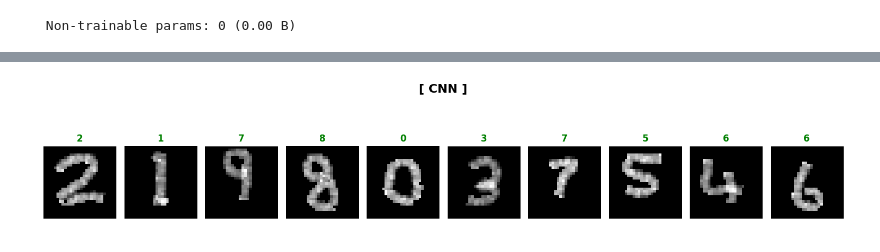
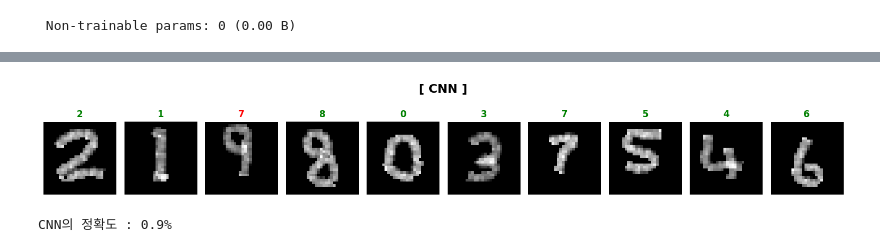
Before and after one commit to Johyeonseo1/CV2026, a Jupyter notebook: Homework3.ipynb, the cells around one changed output, grey strips where cells are left out. Drawn from its saved outputs; the diff is of its cells as text; code cells hidden in the pictures.

```diff
--- a/Homework3.ipynb
+++ b/Homework3.ipynb
@@ -102,2 +121,0 @@ Test accuracy: 0.9235000014305115
-# %%
-(x_train, y_train), (x_test, y_test) = tf.keras.datasets.mnist.load_data()
@@ -114,8 +121,0 @@ print(x_test.shape)
-# %%
-# normalization
-x_train = x_train.astype('float32')
-x_test = x_test.astype('float32')
-
-gray_scale = 255
-x_train /= gray_scale
-x_test /= gray_scale
@@ -198,7 +195,7 @@ Test accuracy: 0.9883000254631042
 images = []
 
 for i in range(1, 11):
-    url = f"https://raw.githubusercontent.com/Johyeonseo1/DataSet/main/img/ImgSet{i}.png"
+    url = f"https://raw.githubusercontent.com/Johyeonseo1/CV2026/main/TestSet/MNIST/ImgSet{i}.png"
     response = requests.get(url)
 
     if response.status_code == 200:
@@ -233,20 +228,31 @@ plt.show()
 # %%
 fig, axes = plt.subplots(1, 10, figsize=(15, 3))
+fnn_answer = 0
 
 for i, data in enumerate(images):
     ax = axes[i]
     img_array = data['array']
+    target_num = labels[i]
 
     input_data = img_array.reshape(1, 28, 28)
 
     prediction = fnn.predict(input_data)
     pred_num = np.argmax(prediction)
 
+    if pred_num == target_num:
+        title_color = 'green'
+        fnn_answer += 1
+    else:
+        title_color = 'red'
+
     ax.imshow(img_array.reshape(28, 28), cmap='gray')
-    ax.set_title(f'{pred_num}', fontsize=12, fontweight='bold', color='blue')
+    ax.set_title(f'{pred_num}', fontsize=12, fontweight='bold', color=title_color)
     ax.axis('off')
 
-plt.suptitle('[ FNN ]', fontsize=16, fontweight='bold', y=1.05)
+plt.suptitle('[ FNN ]', fontsize=16, fontweight='bold', y=0.9)
 plt.tight_layout()
 plt.show()
+
+fnn_accuracy = fnn_answer / 10
+print(f"FNN의 정확도 : {fnn_accuracy}%")
 # %% [output]
@@ -264,20 +271,31 @@ plt.show()
 # %%
 fig, axes = plt.subplots(1, 10, figsize=(15, 3))
+cnn_answer = 0
 
 for i, data in enumerate(images):
     ax = axes[i]
     img_array = data['array']
+    target_num = labels[i]
 
     input_data = np.expand_dims(img_array, axis=0)
 
     prediction = cnn.predict(input_data)
     pred_num = np.argmax(prediction)
 
+    if pred_num == target_num:
+        title_color = 'green'
+        cnn_answer += 1
+    else:
+        title_color = 'red'
+
     ax.imshow(img_array.reshape(28, 28), cmap='gray')
-    ax.set_title(f'{pred_num}', fontsize=12, fontweight='bold', color='green')
+    ax.set_title(f'{pred_num}', fontsize=12, fontweight='bold', color=title_color)
     ax.axis('off')
 
-plt.suptitle('[ CNN ]', fontsize=16, fontweight='bold', y=1.05)
+plt.suptitle('[ CNN ]', fontsize=16, fontweight='bold', y=0.9)
 plt.tight_layout()
 plt.show()
+
+cnn_accuracy = cnn_answer / 10
+print(f"CNN의 정확도 : {cnn_accuracy}%")
 # %% [output]
@@ -294 +312,2 @@ plt.show()
-[figure, old version]
+[figure, new version]
+CNN의 정확도 : 0.9%
```
Also changed, not shown: parts of 17 cells of this notebook.
